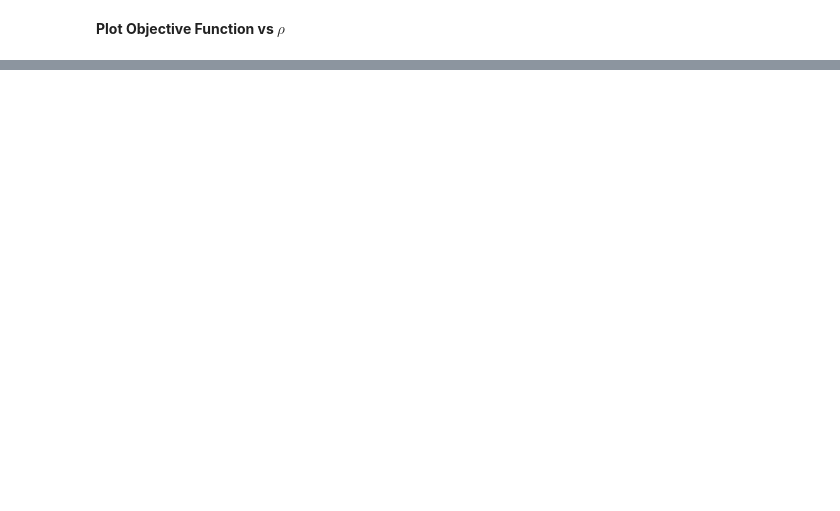
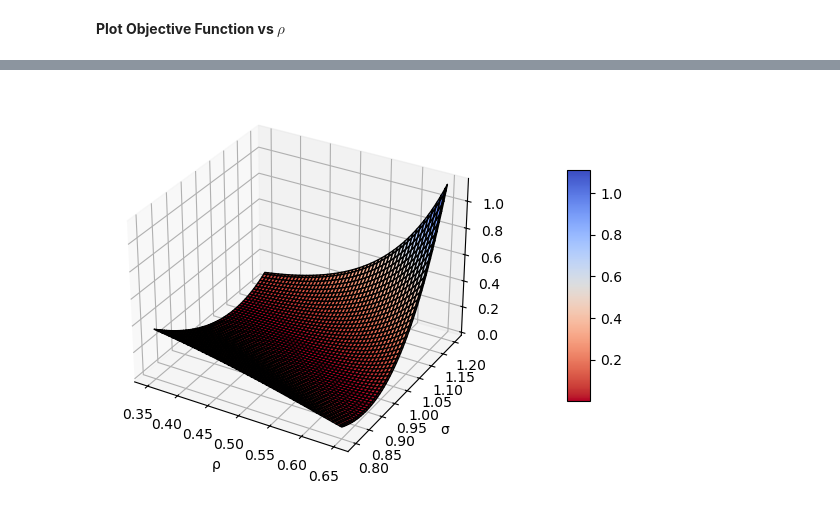
Before and after one commit to Mahan-Rezaeiii/Simulated-Method-of-Moments, a Jupyter notebook: Code/main.ipynb, the cells around one changed output, grey strips where cells are left out. Drawn from its saved outputs; the diff is of its cells as text; code cells hidden in the pictures; blank space fills up the shorter version.

```diff
--- a/Code/main.ipynb
+++ b/Code/main.ipynb
@@ -295,0 +298,19 @@ plt.show()
+# %%
+Rho, Sigma = np.meshgrid(rho_vals, sigma_vals)
+
+J = np.zeros_like(Rho)
+for i in range(Rho.shape[0]):
+    for j in range(Rho.shape[1]):
+        J[i, j] = obj_func([Rho[i, j], Sigma[i, j]], w=np.eye(2), moment_idx=[0, 1])
+
+fig3D = plt.figure(figsize=(7, 6))
+ax = fig3D.add_subplot(111, projection = '3d')
+surface = ax.plot_surface(Rho, Sigma, J, cmap = "coolwarm_r", edgecolor = "k")
+
+ax.set_xlabel('ρ')
+ax.set_ylabel('σ')
+
+fig3D.colorbar(surface, shrink=0.5, aspect=10, pad=0.15)
+plt.show()
+# %% [output]
+[figure, added]
```
Also changed, not shown: parts of 5 cells of this notebook.
